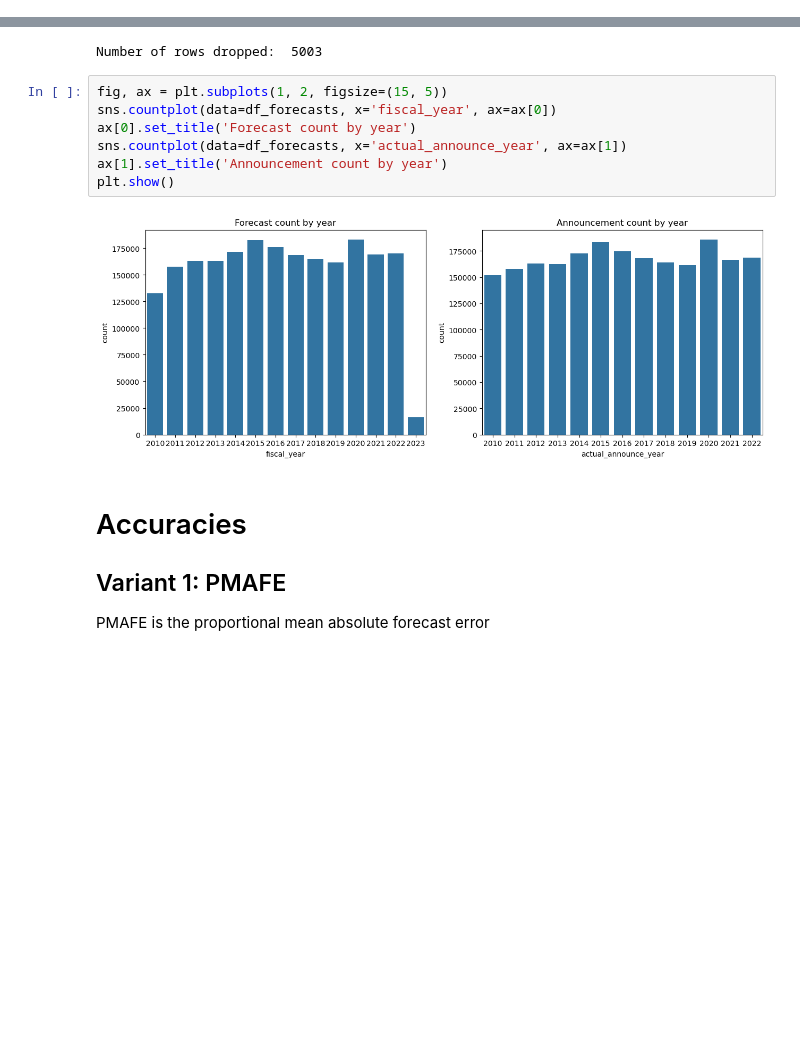
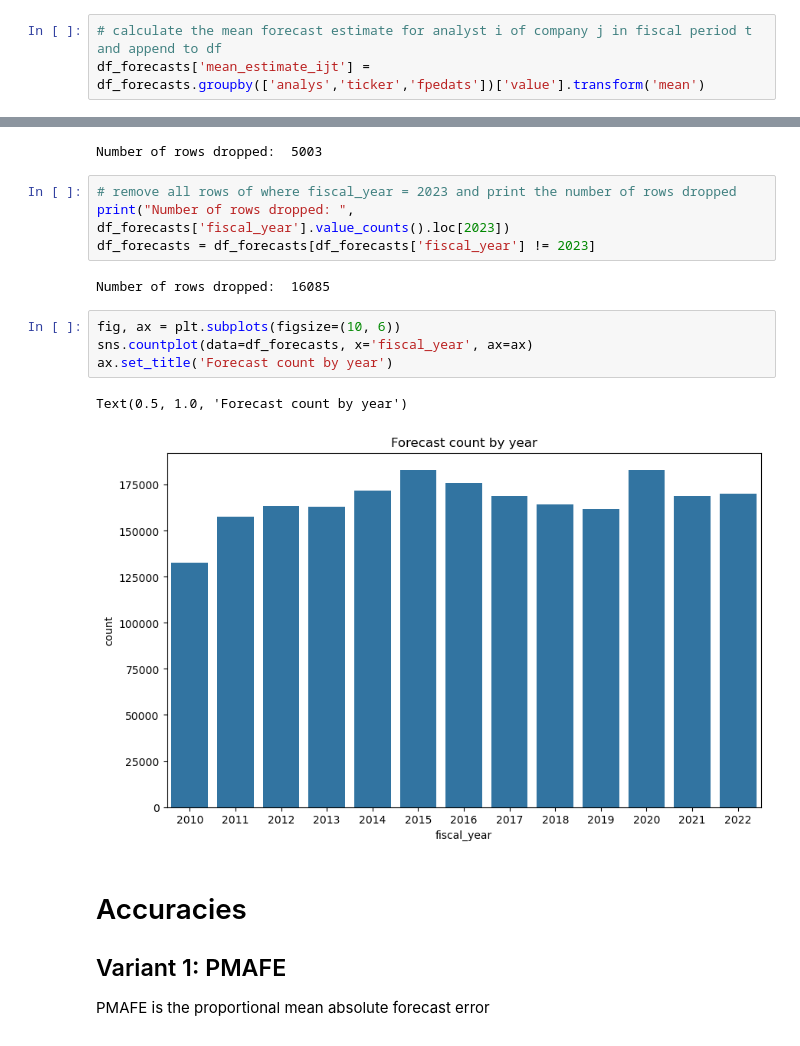
Before and after one commit to moshchev/gsfm_SS24, a Jupyter notebook: notebooks/preprocessing_and_dv.ipynb, the cells around one changed output, grey strips where cells are left out. Cells and saved outputs as stored; diff of their text form; blank space fills up the shorter version.

Commit message:
rework preprocessing and export files for descriptive analysis

```diff
--- a/notebooks/preprocessing_and_dv.ipynb
+++ b/notebooks/preprocessing_and_dv.ipynb
@@ -87,3 +89,6 @@ df_forecasts.head()
+# %%
+# calculate the mean forecast estimate for analyst i of company j in fiscal period t and append to df
+df_forecasts['mean_estimate_ijt'] = df_forecasts.groupby(['analys','ticker','fpedats'])['value'].transform('mean')
 # %%
 # test
 analyst_id = 113333
@@ -134,15 +139,19 @@ print("Number of rows dropped: ", df_forecasts['actual_announce_year'].value_cou
 df_forecasts = df_forecasts[df_forecasts['actual_announce_year'] != 2023]
 # %% [output]
 Number of rows dropped:  5003
+# %%
+# remove all rows of where fiscal_year = 2023 and print the number of rows dropped
+print("Number of rows dropped: ", df_forecasts['fiscal_year'].value_counts().loc[2023])
+df_forecasts = df_forecasts[df_forecasts['fiscal_year'] != 2023]
+# %% [output]
+Number of rows dropped:  16085
 # %%
-fig, ax = plt.subplots(1, 2, figsize=(15, 5))
-sns.countplot(data=df_forecasts, x='fiscal_year', ax=ax[0])
-ax[0].set_title('Forecast count by year')
-sns.countplot(data=df_forecasts, x='actual_announce_year', ax=ax[1])
-ax[1].set_title('Announcement count by year')
-plt.show()
+fig, ax = plt.subplots(figsize=(10, 6))
+sns.countplot(data=df_forecasts, x='fiscal_year', ax=ax)
+ax.set_title('Forecast count by year')
 # %% [output]
+Text(0.5, 1.0, 'Forecast count by year')
-[figure, old version]
+[figure, new version]
 # %% [markdown]
 # Accuracies
 
```
Also changed, not shown: parts of 25 cells of this notebook.
